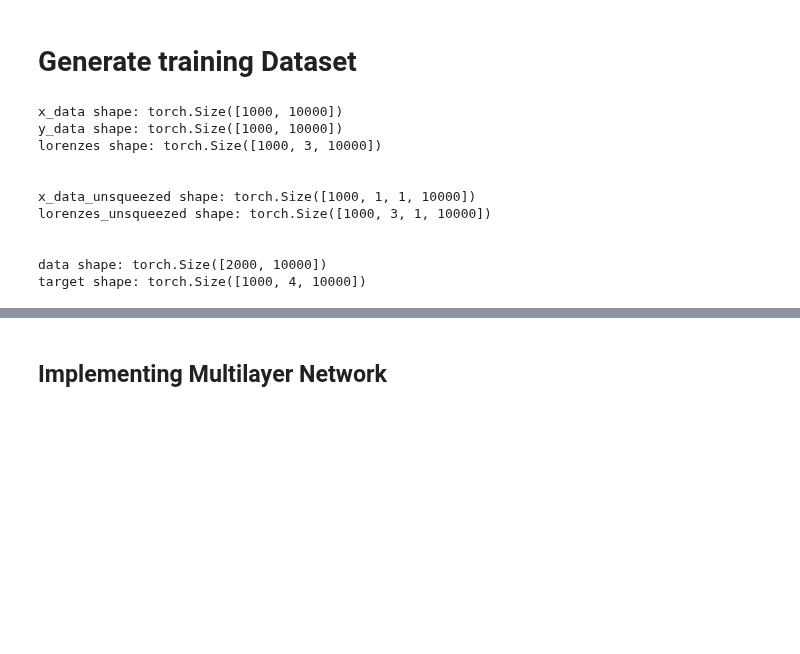
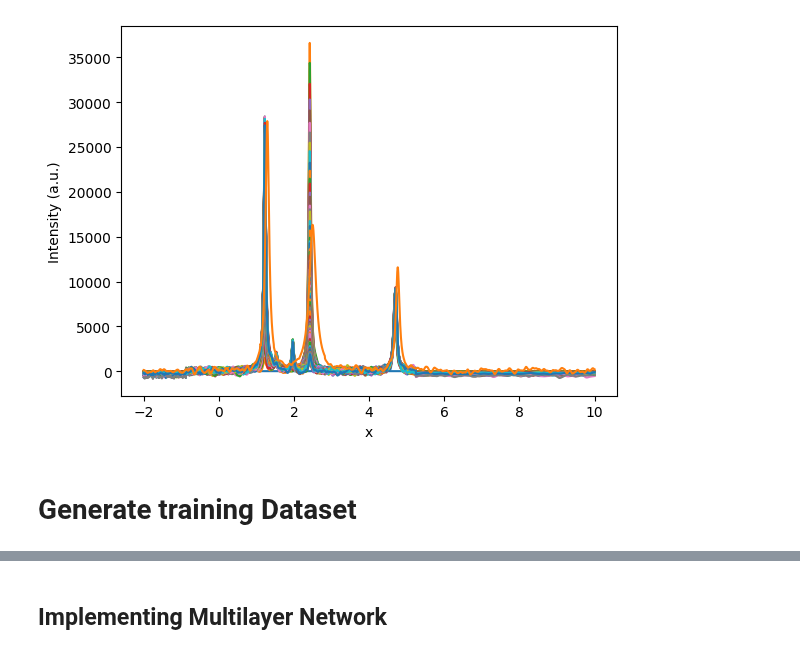
Before and after one commit to RATFIVE/MoinCC-AI4metabolomics, a Jupyter notebook: NMRQNet/ImplementingNeuralNetwork.ipynb, the cells around one changed output, grey strips where cells are left out. Drawn from its saved outputs; the diff is of its cells as text; code cells hidden in the pictures; blank space fills up the shorter version.

```diff
--- a/NMRQNet/ImplementingNeuralNetwork.ipynb
+++ b/NMRQNet/ImplementingNeuralNetwork.ipynb
@@ -205,62 +317,22 @@ plt.show()
+# %%
+for i in range(df.shape[1]-1):
+
+    df_filled = fill_df(df.iloc[:, [0, i]])
+    df_interpolated = interpolate_to_shape(df_filled.loc[:,'x'], df_filled.loc[:,'y'], spectrum_lenth=5000)
+    #plt.plot(df_filled.loc[:,'x'], df_filled.loc[:,'y'], '-', label='Original Data')
+    plt.plot(df_interpolated.iloc[:, 0], df_interpolated.iloc[:, 1], '-', label='Interpolated Data')
+
+# X_train & y_train
+pyruvate_list = [2.468, 4.7, 1.2261]
+x_synth, y_synth, lorenz_curves = generate_random_spectrum(pyruvate_list, spectrum_length=5000)
+
+
+plt.plot(x_synth, y_synth, label="With Noise")
+plt.xlabel('x')
+plt.ylabel('Intensity (a.u.)')
+
+plt.show()
+# %% [output]
+[figure, added]
 # %% [markdown]
 # Generate training Dataset
-# %%
-
-num_samples = 1000
-
-x_data = []
-y_data = []
-lorenzes = []
-for i in range(num_samples):
-    # X_train & y_train
-    pyruvate_list = [2.468, 4.7, 1.2261]
-    x, y_noisy, lorenz_curves = generate_random_spectrum(pyruvate_list)
-    x_data.append(x)
-    y_data.append(y_noisy)
-    lorenzes.append(lorenz_curves)
-
-
-# Umwandeln der Listen in NumPy-Arrays
-x_data = np.array(x_data)
-y_data = np.array(y_data)
-lorenzes = np.array(lorenzes)
-
-# Umwandeln der NumPy-Arrays in Tensoren
-x_data = torch.tensor(x_data)
-y_data = torch.tensor(y_data)
-lorenzes = torch.tensor(lorenzes)
-
-# Überprüfen der Formen
-print(f"x_data shape: {x_data.shape}")
-print(f"y_data shape: {y_data.shape}")
-print(f"lorenzes shape: {lorenzes.shape}")
-print('\n')
-# Verwenden von torch.unsqueeze, um eine Dimension hinzuzufügen
-x_data_unsqueezed = torch.unsqueeze(x_data, 1)  # Form wird (10, 1, 100, 10000)
-x_data_unsqueezed = torch.unsqueeze(x_data_unsqueezed, 2)  # Form wird (10, 1, 1, 10000)
-lorenzes_unsqueezed = torch.unsqueeze(lorenzes, 2)  # Form wird (10, 3, 1, 10000)
-
-# Überprüfen der Formen nach dem Hinzufügen der Dimensionen
-print(f"x_data_unsqueezed shape: {x_data_unsqueezed.shape}")
-print(f"lorenzes_unsqueezed shape: {lorenzes_unsqueezed.shape}")
-print('\n')
-
-# Verwenden von torch.cat, um die Tensoren zu verbinden
-data = torch.cat((x_data, y_data), dim=0)  # Form wird (20, 100, 10000)
-target = torch.cat((x_data_unsqueezed, lorenzes_unsqueezed), dim=1)  # Form wird (10, 4, 100, 10000)
-target = target.squeeze(2)  # Form wird (10, 4, 10000)
-# Überprüfen der Formen der resultierenden Tensoren
-print(f"data shape: {data.shape}")
-print(f"target shape: {target.shape}")
-# %% [output]
-x_data shape: torch.Size([1000, 10000])
-y_data shape: torch.Size([1000, 10000])
-lorenzes shape: torch.Size([1000, 3, 10000])
-
-
-x_data_unsqueezed shape: torch.Size([1000, 1, 1, 10000])
-lorenzes_unsqueezed shape: torch.Size([1000, 3, 1, 10000])
-
-
-data shape: torch.Size([2000, 10000])
-target shape: torch.Size([1000, 4, 10000])
```
Also changed, not shown: parts of 25 cells of this notebook.
